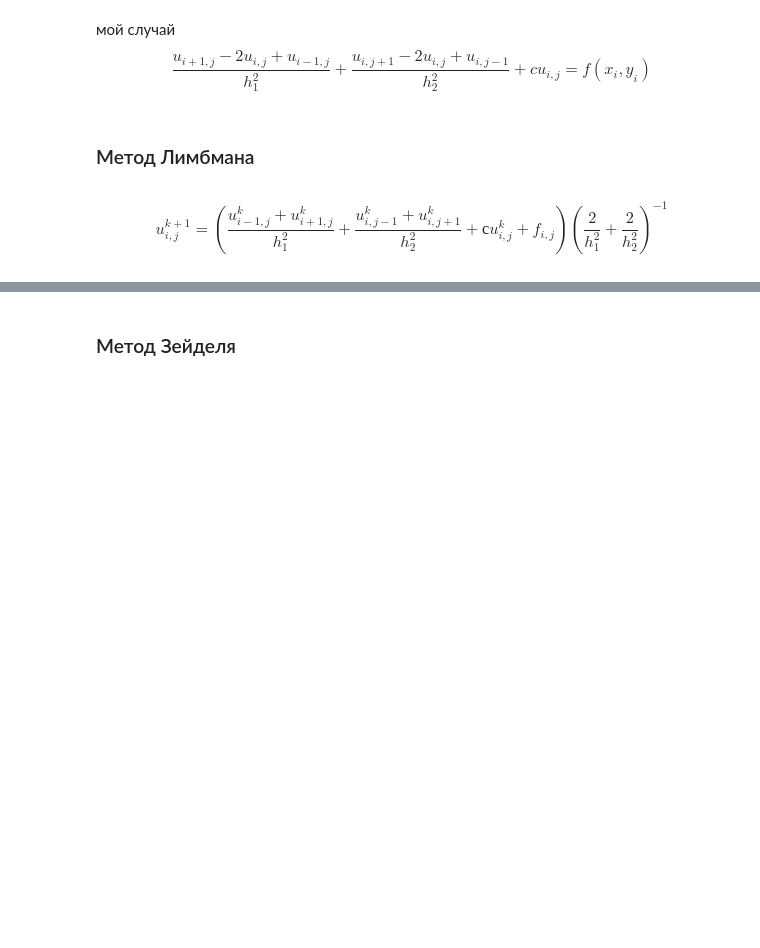
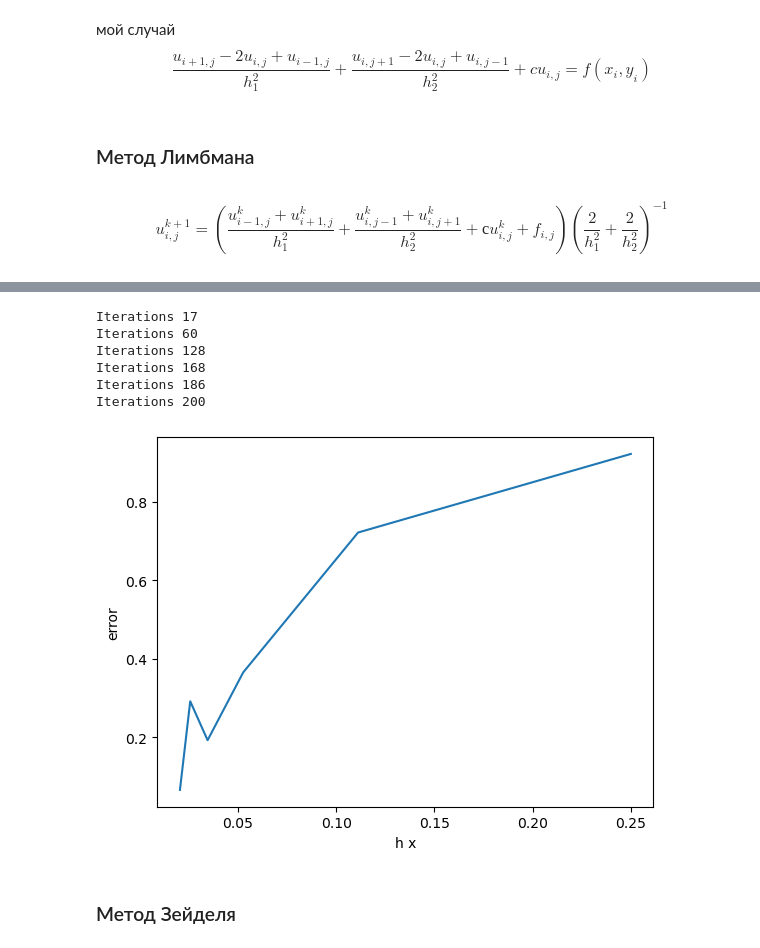
Before and after one commit to JRTitor/Numer2, a Jupyter notebook: lab3.ipynb, the cells around one changed output, grey strips where cells are left out. Drawn from its saved outputs; the diff is of its cells as text; code cells hidden in the pictures; blank space fills up the shorter version.

```diff
--- a/lab3.ipynb
+++ b/lab3.ipynb
@@ -190,3 +201,14 @@ h_error_plot(H_Y1, ERROR_Y1)
+# %%
+H_Y1, ERROR_Y1 = get_error_array_with_h(N, x_left, x_right, y_left, y_right, a, b, c, d=0, eps=0.0005, n_x=avg(N), n_y=20, for_x=False, find_u=limbman)
+h_error_plot(H_Y1, ERROR_Y1)
+# %% [output]
+Iterations 17
+Iterations 60
+Iterations 128
+Iterations 168
+Iterations 186
+Iterations 200
+[figure, added]
 # %% [markdown]
 ### Метод Зейделя
 # %%
```
Also changed, not shown: parts of 22 cells of this notebook.
